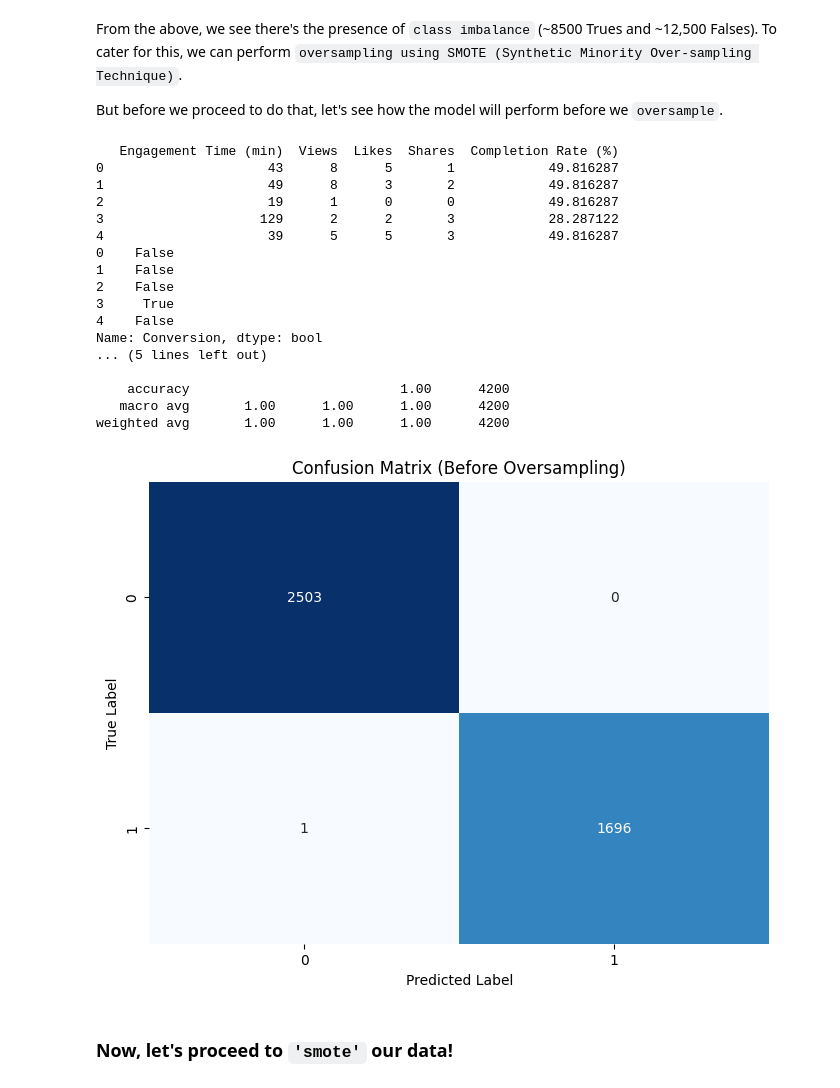
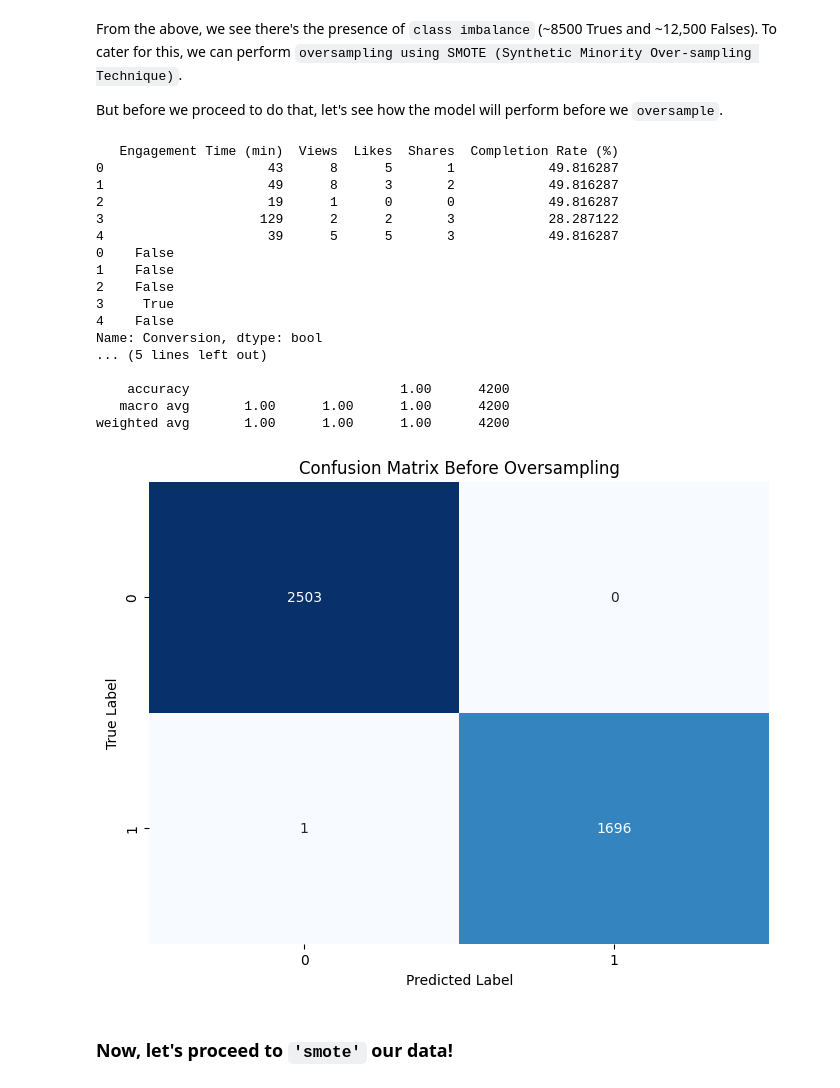
Before and after one commit to theorignalmapdcodex/aipi590_i-4_et2, a Jupyter notebook: notebooks/pdp+ice+ale_plot_interpretation.ipynb, the cells around one changed output. Drawn from its saved outputs; the diff is of its cells as text; code cells hidden in the pictures.

```diff
--- a/notebooks/pdp+ice+ale_plot_interpretation.ipynb
+++ b/notebooks/pdp+ice+ale_plot_interpretation.ipynb
@@ -295,7 +293,7 @@ From the above, we see there's the presence of `class imbalance` (~8500 Trues an
 
 But before we proceed to do that, let's see how the model will perform before we `oversample`.
 # %%
-# 3. Splitting bcs_data into X and Y for model training BEFORE oversampling!)
+# Splitting bcs_data into X and Y for model training before oversampling!                                                                          #----> via me on 5 Feb 25 @ 10:33pm
 target_feature = 'Conversion'
 
 Y = bcs_data[target_feature]
@@ -305,42 +303,42 @@ print(X.head())
 print(Y.head())
 
 
-# 4. Train a Random Forest (Before Oversampling)
+# Train a Random Forest (Before Oversampling)                                                                                                           #----> via Gemini AI on 5 Feb 25 @ 10:36pm
 X_train, X_test, Y_train, Y_test = train_test_split(X, Y, test_size=0.2, random_state=42, stratify=Y) # Stratify important!
 
 rf_before = RandomForestClassifier(random_state=42)
 rf_before.fit(X_train, Y_train)
 Y_pred_before = rf_before.predict(X_test)
 
-print("Random Forest Performance (Before Oversampling):")
+print("Random Forest Performance Before Oversampling:")
 print(classification_report(Y_test, Y_pred_before))
 cm_before = confusion_matrix(Y_test, Y_pred_before)
 
 plt.figure(figsize=(8, 6))
 sns.heatmap(cm_before, annot=True, fmt="d", cmap="Blues", cbar=False)
-plt.title("Confusion Matrix (Before Oversampling)")
+plt.title("Confusion Matrix Before Oversampling")
 plt.xlabel("Predicted Label")
 plt.ylabel("True Label")
 plt.show()
 # %% [output]
    Engagement Time (min)  Views  Likes  Shares  Completion Rate (%)
 0                     43      8      5       1            49.816287
 1                     49      8      3       2            49.816287
 2                     19      1      0       0            49.816287
 3                    129      2      2       3            28.287122
 4                     39      5      5       3            49.816287
 0    False
 1    False
 2    False
 3     True
 4    False
 Name: Conversion, dtype: bool
 ... (5 lines left out)
 
     accuracy                           1.00      4200
    macro avg       1.00      1.00      1.00      4200
 weighted avg       1.00      1.00      1.00      4200
-[figure, old version]
+[figure, new version]
 # %% [markdown]
 ### Now, let's proceed to `'smote'` our data!
 # %%
```
Also changed, not shown: parts of 15 cells of this notebook.
